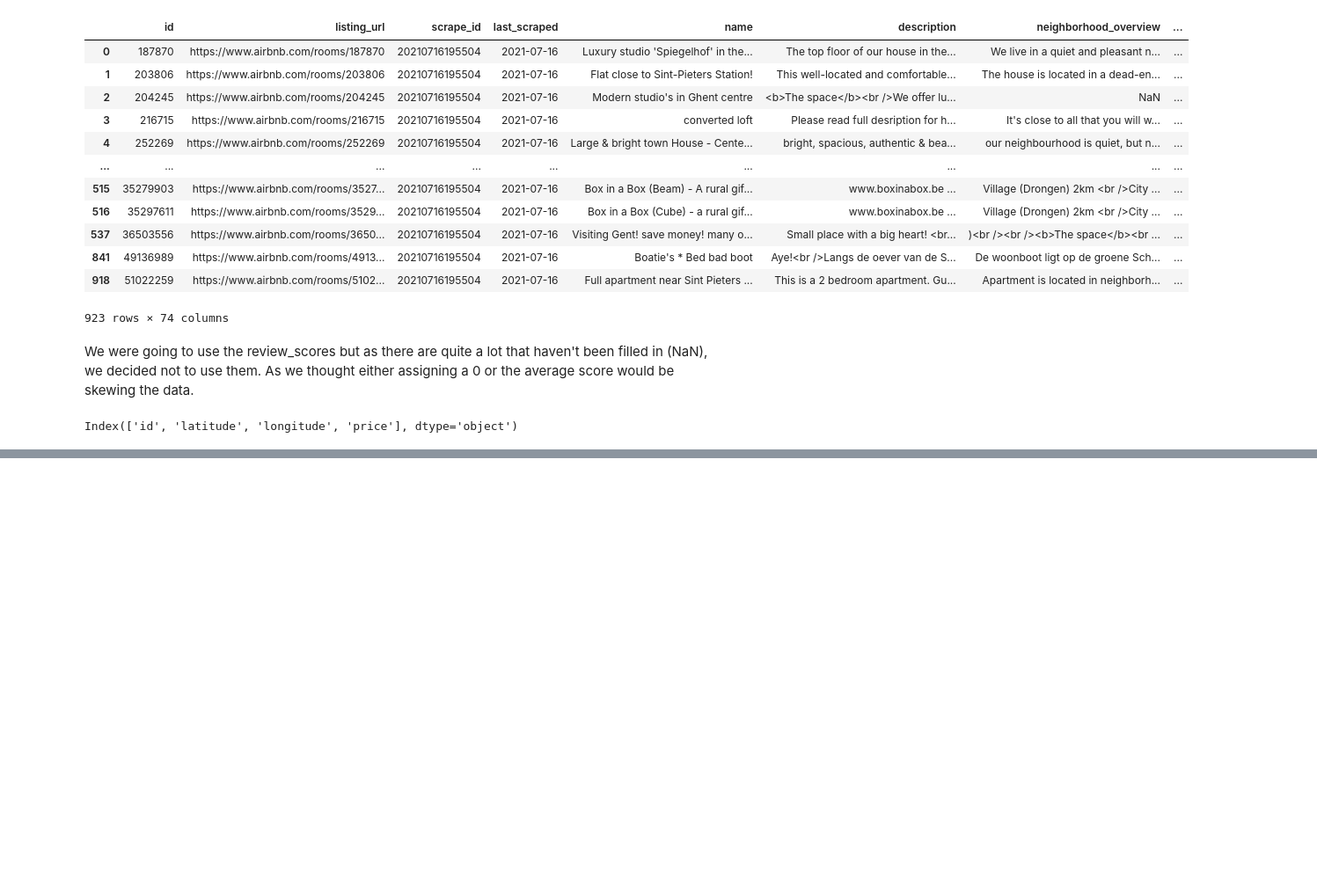
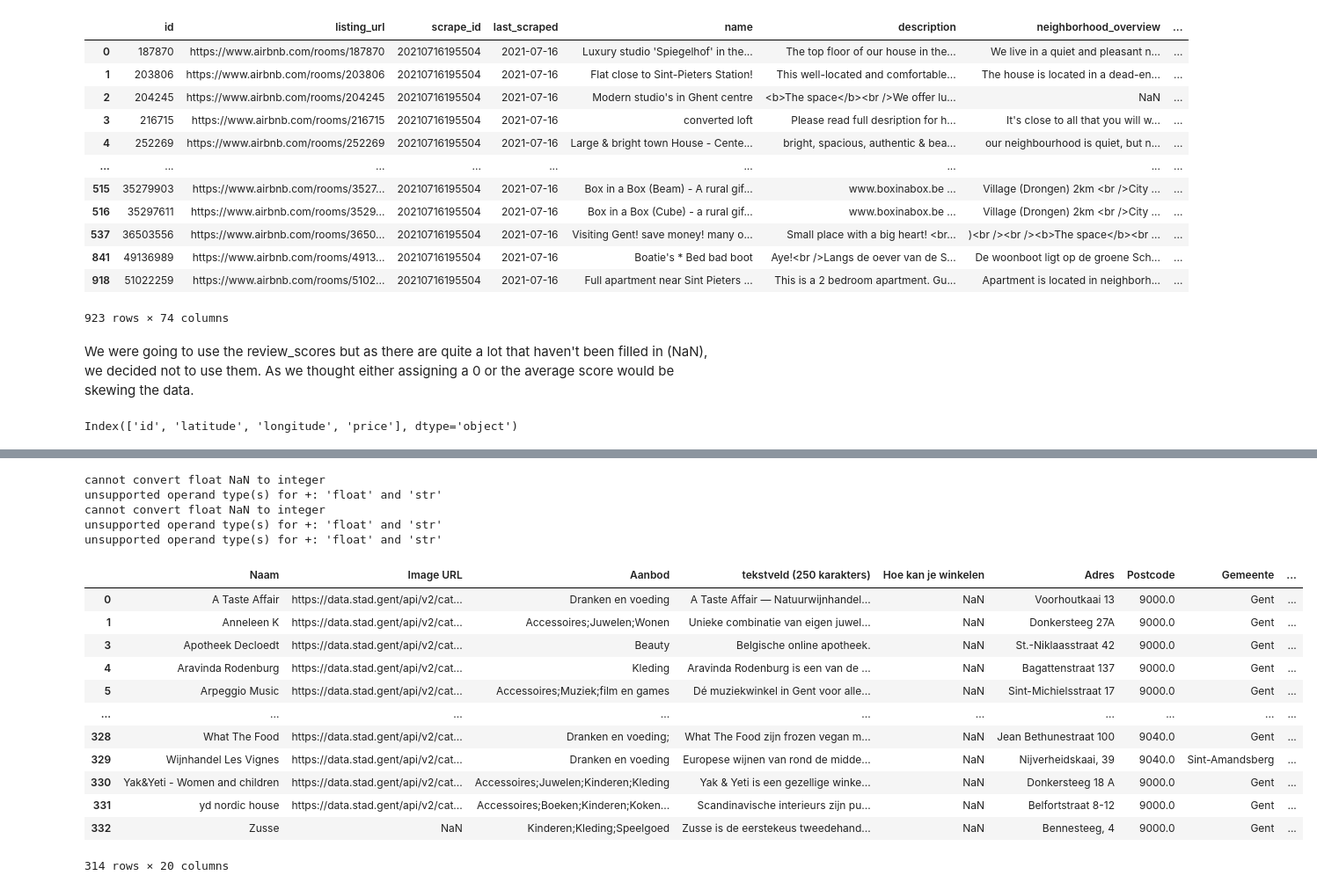
Before and after one commit to tibovdc/ProjectML, a Jupyter notebook: Sprint3_2.ipynb, the cells around one changed output, grey strips where cells are left out. Shown at 88% size. Saved outputs shown, nothing was run; the diff lists cells and outputs as text; code cells hidden in the pictures; blank space fills up the shorter version.

```diff
--- a/Sprint3_2.ipynb
+++ b/Sprint3_2.ipynb
@@ -177,0 +192,15 @@ data_cleaned
+# %%
+for i in range(restos.shape[0]):
+    try:
+        location = geolocator.geocode(restos.loc[i, 'Adres'] + ', ' + str(restos.loc[i, 'Postcode']) + ' ' + restos.loc[i, 'Gemeente'])
+        if location is None:
+            # zeker niet binnen anderhalve kilometer
+            restos.loc[i, 'longitude'] = 0.0
+            restos.loc[i, 'latitude'] = 0.0
+        else:
+            restos.loc[i, 'longitude'] = location.longitude
+            restos.loc[i, 'latitude'] = location.latitude
+    except Exception as e:
+        print(e)
+        restos.loc[i, 'longitude'] = 0.0
+        restos.loc[i, 'latitude'] = 0.0
@@ -177,0 +243,47 @@ data_cleaned
+# %%
+def number_of_places_in_neighbourhood_lonlat(place, threshold, row):
+    aantal = 0
+    for i in range(place.shape[0]):
+        if haversine(place.loc[i, 'longitude'], place.loc[i, 'latitude'], data_cleaned.loc[row, 'longitude'], data_cleaned.loc[row, 'latitude']) < threshold:
+            aantal += 1
+    return aantal
+# %%
+for i in range(data_cleaned.shape[0]):
+    data_cleaned.loc[i, 'di_to_restos_1500'] = number_of_places_in_neighbourhood_lonlat(restos, 1.5, i)
+# %%
+for i in range(winkels.shape[0]):
+    try:
+        location = geolocator.geocode(winkels.loc[i, 'Adres'] + ', ' + str(int(winkels.loc[i, 'Postcode'])) + ' ' + winkels.loc[i, 'Gemeente'])
+        if location is None:
+            # zeker niet binnen anderhalve kilometer
+            winkels.loc[i, 'longitude'] = 0.0
+            winkels.loc[i, 'latitude'] = 0.0
+        else:
+            winkels.loc[i, 'longitude'] = location.longitude
+            winkels.loc[i, 'latitude'] = location.latitude
+    except Exception as e:
+        print(e)
+        winkels.loc[i, 'longitude'] = 0.0
+        winkels.loc[i, 'latitude'] = 0.0
+# %% [output]
+cannot convert float NaN to integer
+unsupported operand type(s) for +: 'float' and 'str'
+cannot convert float NaN to integer
+unsupported operand type(s) for +: 'float' and 'str'
+unsupported operand type(s) for +: 'float' and 'str'
+# %%
+winkels[winkels['longitude'] != 0.0]
+# %% [output]
+|  | Naam | Image URL | Aanbod | tekstveld (250 karakters) | Hoe kan je winkelen | Adres | Postcode | Gemeente | ... |
+| 0 | A Taste Affair | https://data.stad.gent/api/v2/cat... | Dranken en voeding | A Taste Affair — Natuurwijnhandel... | NaN | Voorhoutkaai 13 | 9000.0 | Gent | ... |
+| 1 | Anneleen K | https://data.stad.gent/api/v2/cat... | Accessoires;Juwelen;Wonen | Unieke combinatie van eigen juwel... | NaN | Donkersteeg 27A | 9000.0 | Gent | ... |
+| 3 | Apotheek Decloedt | https://data.stad.gent/api/v2/cat... | Beauty | Belgische online apotheek. | NaN | St.-Niklaasstraat 42 | 9000.0 | Gent | ... |
+| 4 | Aravinda Rodenburg | https://data.stad.gent/api/v2/cat... | Kleding | Aravinda Rodenburg is een van de ... | NaN | Bagattenstraat 137 | 9000.0 | Gent | ... |
+| 5 | Arpeggio Music | https://data.stad.gent/api/v2/cat... | Accessoires;Muziek;film en games | Dé muziekwinkel in Gent voor alle... | NaN | Sint-Michielsstraat 17 | 9000.0 | Gent | ... |
+| ... | ... | ... | ... | ... | ... | ... | ... | ... | ... |
+| 328 | What The Food | https://data.stad.gent/api/v2/cat... | Dranken en voeding; | What The Food zijn frozen vegan m... | NaN | Jean Bethunestraat 100 | 9040.0 | Gent | ... |
+| 329 | Wijnhandel Les Vignes | https://data.stad.gent/api/v2/cat... | Dranken en voeding | Europese wijnen van rond de midde... | NaN | Nijverheidskaai, 39 | 9040.0 | Sint-Amandsberg | ... |
+| 330 | Yak&Yeti - Women and children | https://data.stad.gent/api/v2/cat... | Accessoires;Juwelen;Kinderen;Kleding | Yak & Yeti is een gezellige winke... | NaN | Donkersteeg 18 A | 9000.0 | Gent | ... |
+| 331 | yd nordic house | https://data.stad.gent/api/v2/cat... | Accessoires;Boeken;Kinderen;Koken... | Scandinavische interieurs zijn pu... | NaN | Belfortstraat 8-12 | 9000.0 | Gent | ... |
+| 332 | Zusse | NaN | Kinderen;Kleding;Speelgoed | Zusse is de eerstekeus tweedehand... | NaN | Bennesteeg, 4 | 9000.0 | Gent | ... |
+314 rows × 20 columns
```
Also changed, not shown: parts of 13 cells of this notebook.
